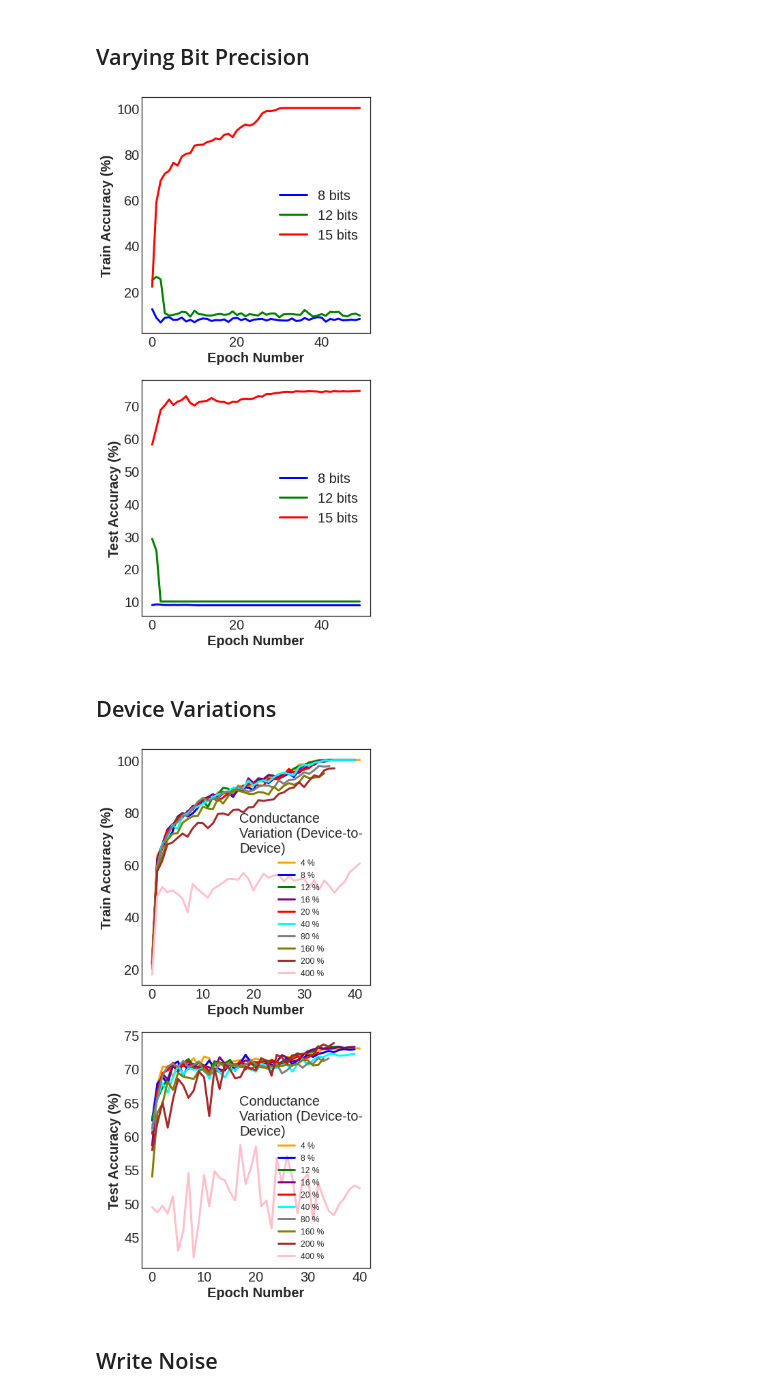
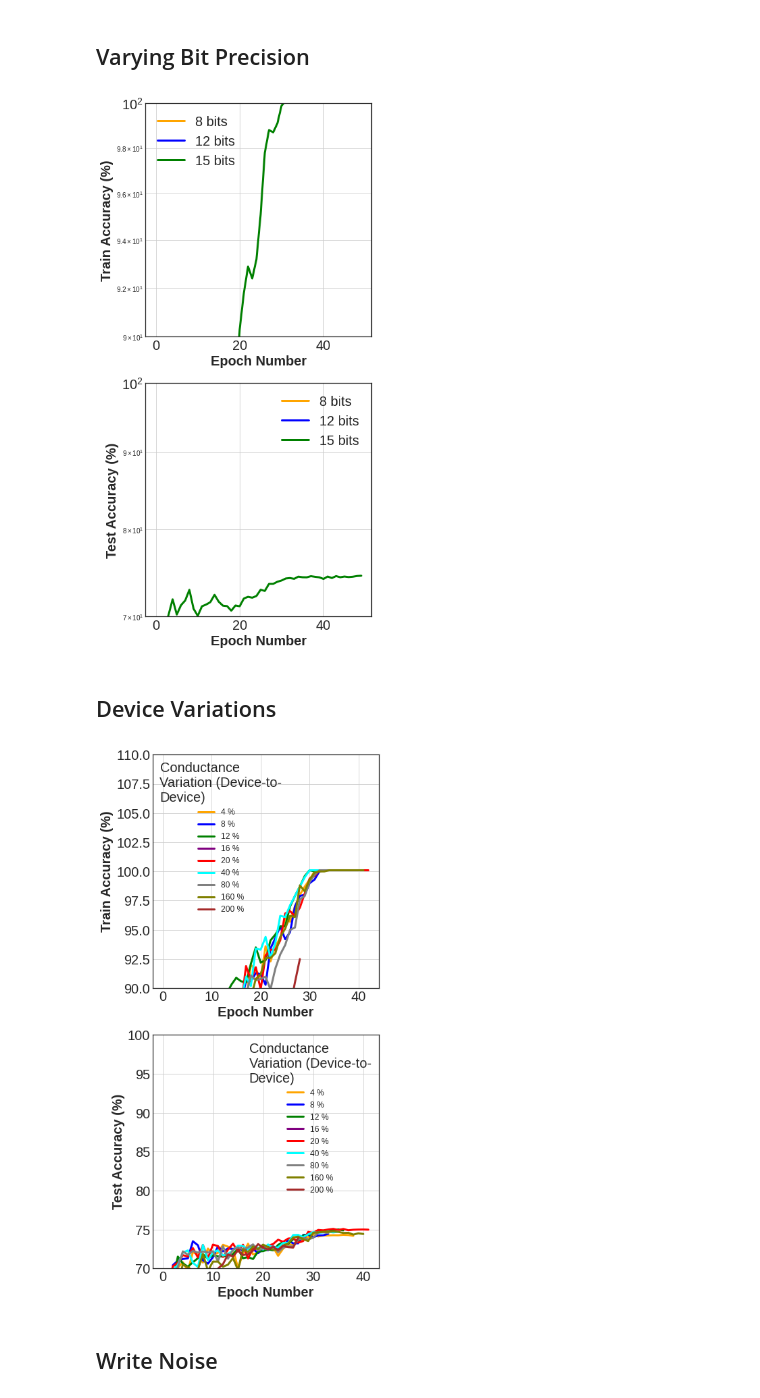
Before and after one commit to varundesai10/bit_split, a Jupyter notebook: plot.ipynb, the cells around one changed output. Saved outputs shown, nothing was run; the diff lists cells and outputs as text; code cells hidden in the pictures.

```diff
--- a/plot.ipynb
+++ b/plot.ipynb
@@ -23,8 +23,11 @@ def plot(paths, title, N_train = 1000, N_test = 100, label_prefix = '', label_su
     ax[0].set_ylabel("Train Accuracy (%)", fontsize=20, fontweight='bold')
     ax[0].tick_params(axis='y', labelsize=20)
     ax[0].tick_params(axis='x', labelsize=20)
+    #ax[0].set_yscale("log")
     #ax[0].set_title("(a)", fontweight = 'bold', fontsize = 20)
     ax[0].legend(loc='best', fontsize = legend_font_size, title = legend_title, title_fontsize = 20)
+    ax[0].grid(which='both')
+    ax[0].set_ylim([90,110])
 
     #test accuracy
     N = 400;
@@ -36,8 +39,11 @@ def plot(paths, title, N_train = 1000, N_test = 100, label_prefix = '', label_su
     ax[1].set_ylabel("Test Accuracy (%)", fontsize=20, fontweight='bold')
     ax[1].tick_params(axis='y', labelsize=20)
     ax[1].tick_params(axis='x', labelsize=20)
+    #ax[1].set_yscale("log")
     #ax[1].set_title("(b)", fontweight = 'bold', fontsize = 20)
     ax[1].legend(loc='best', fontsize=legend_font_size,  title = legend_title, title_fontsize = 20)
+    ax[1].grid(which = 'both')
+    ax[1].set_ylim([70,100])
 
     #fig.suptitle(title, fontsize=20, fontweight='bold');
     return fig, ax
@@ -55,21 +61,21 @@ paths = {
 fig, ax = plot(paths, "Varying Bit Precision", label_suffix = ' bits')
 fig.savefig('varying_bit_precision.png', dpi = 300, pad_inches = 0.2, bbox_inches = 'tight')
 # %% [output]
-[figure, old version]
+[figure, new version]
 # %% [markdown]
 ## Device Variations
 # %%
 prefix = './results/'
-params = [0.02, 0.04, 0.06, 0.08, 0.1, 0.2, 0.4, 0.8, 1.0, 2.0]
+params = [0.02, 0.04, 0.06, 0.08, 0.1, 0.2, 0.4, 0.8, 1.0]
 paths = {
     int(200*x): 'res_10_15_6_True_0.06_True_{}'.format(x) for x in params
 }
 
 fig, ax = plot(paths, "Adding Device Variations", label_suffix = " %", legend_title = "Conductance\nVariation (Device-to-\nDevice)",
               legend_font_size = 12)
 fig.savefig('device_variations.png', dpi = 300, pad_inches = 0.2, bbox_inches = 'tight')
 # %% [output]
-[figure, old version]
+[figure, new version]
 # %% [markdown]
 ## Write Noise
 # %%
```
Also changed, not shown: parts of 3 cells of this notebook, 43 other files.
